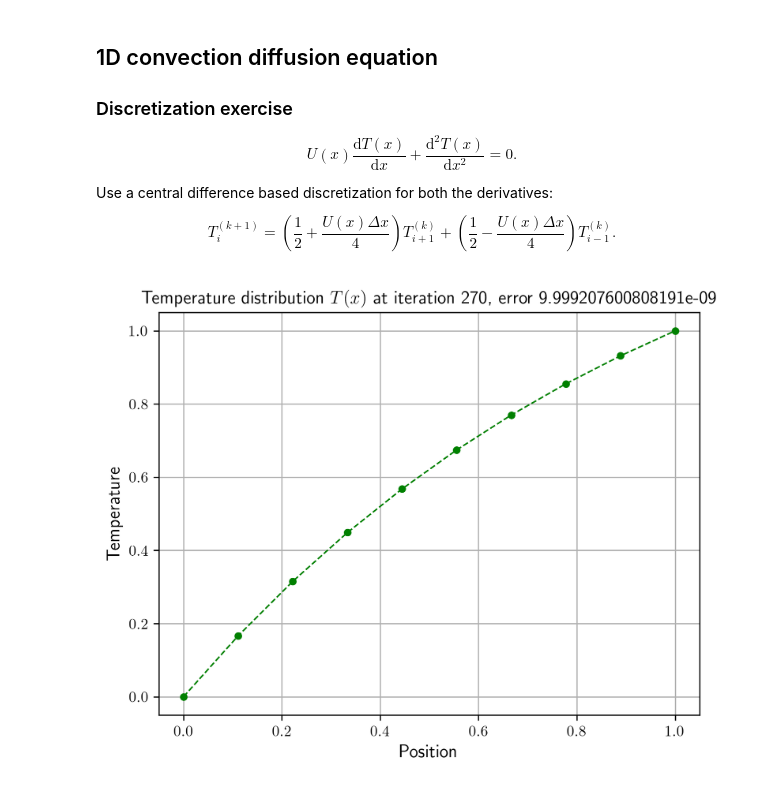
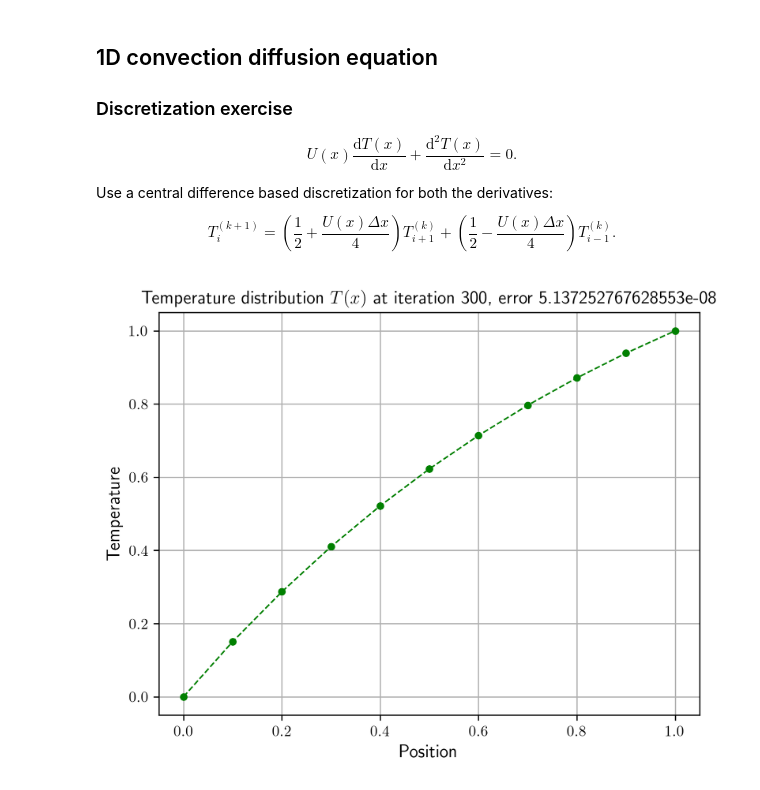
Before and after one commit to cpp-review-dune/python-pde, a Jupyter notebook: pde-book/fluids/lecture4.ipynb, the cells around one changed output. Drawn from its saved outputs; the diff is of its cells as text; code cells hidden in the pictures.

```diff
--- a/pde-book/fluids/lecture4.ipynb
+++ b/pde-book/fluids/lecture4.ipynb
@@ -146,12 +128,38 @@ while (numeric_error > tolerance) and (iteration < max_iterations):
-# %%
-fig, ax = plt.subplots()
-ax.plot(x, T, "go--", linewidth=1, markersize=4)
-ax.set_xlabel("Position", fontsize=12)
-ax.set_ylabel("Temperature", fontsize=12)
-ax.grid()
-ax.set_title(
-    f"Temperature distribution $T(x)$ at iteration {iteration}, error {numeric_error}",
-    fontsize=12,
-);
-# %% [output]
-[figure, removed]
+# %%
+def advection_solver(
+    number_samples: int = 11, tolerance: float = 1e-8, max_iterations: float = 300
+) -> tuple[int, float, np.array]:
+    x, dx = np.linspace(start=0, stop=1, num=number_samples, retstep=True)
+    U = 1  # speed
+    iteration = 0
+    numeric_error = 1.0
+    T = np.zeros_like(x)
+    T[-1] = 1  # Initial condition
+    L, R = (0.5 + U * dx / 4), (0.5 - U * dx / 4)
+    T_new = T.copy()
+
+    while (numeric_error > tolerance) and (iteration < max_iterations):
+        T_new[1:-1] = L * T[2:] + R * T[:-2]
+        numeric_error = np.sum(np.abs(T_new - T))
+        iteration += 1
+        T = T_new.copy()
+
+    return iteration, numeric_error, T
+# %%
+def advection_plot(number_samples: int = 11):
+    iteration, numeric_error, T = advection_solver(number_samples=number_samples)
+    x = np.linspace(start=0, stop=1, num=number_samples)
+
+    fig, ax = plt.subplots()
+    ax.plot(x, T, "go--", linewidth=1, markersize=4)
+    ax.set_xlabel("Position", fontsize=12)
+    ax.set_ylabel("Temperature", fontsize=12)
+    ax.grid()
+    ax.set_title(
+        f"Temperature distribution $T(x)$ at iteration {iteration}, error {numeric_error}",
+        fontsize=12,
+    );
+# %%
+advection_plot()
+# %% [output]
+[figure, added]
```
Also changed, not shown: parts of 2 cells of this notebook, 5 other files.
